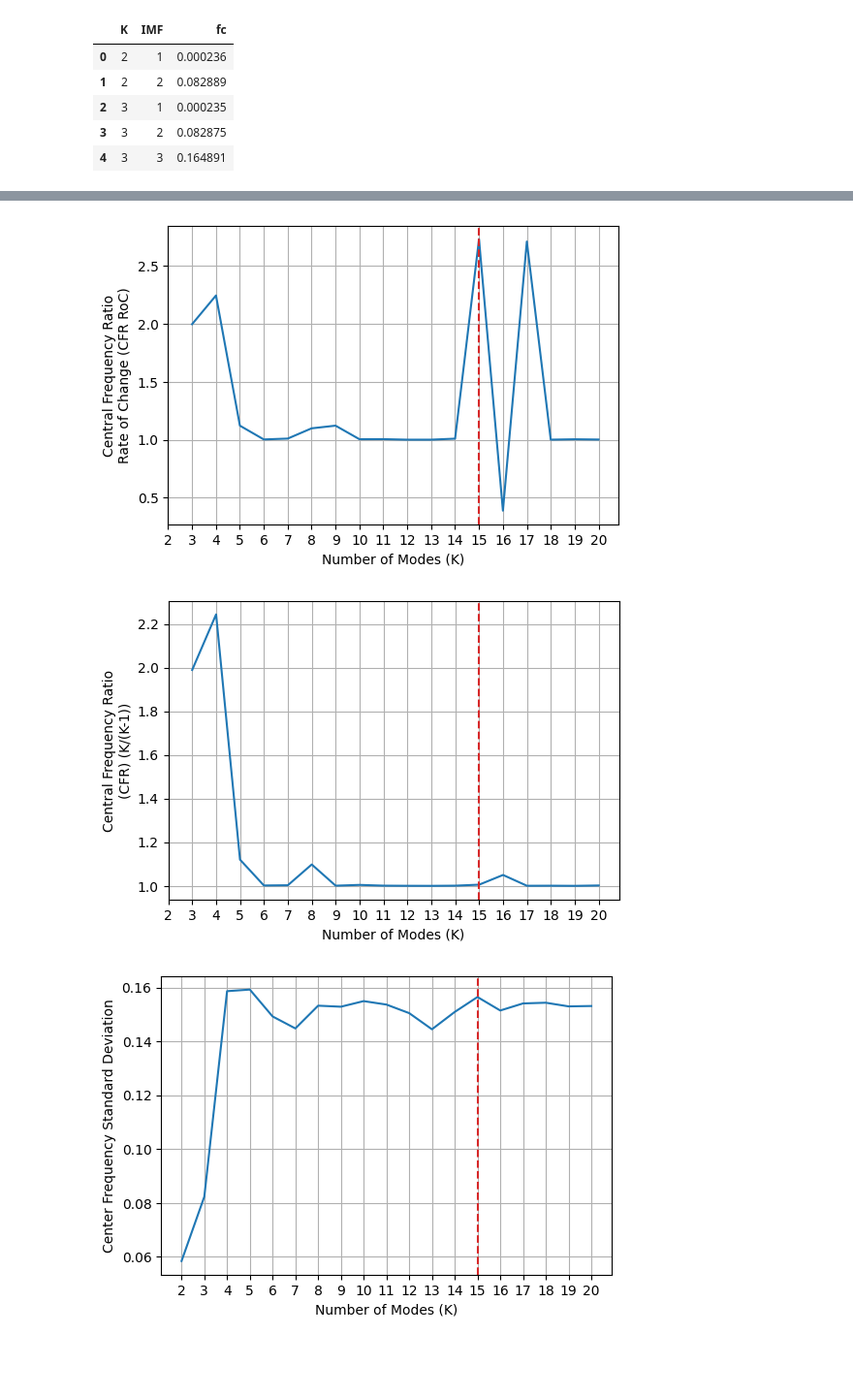
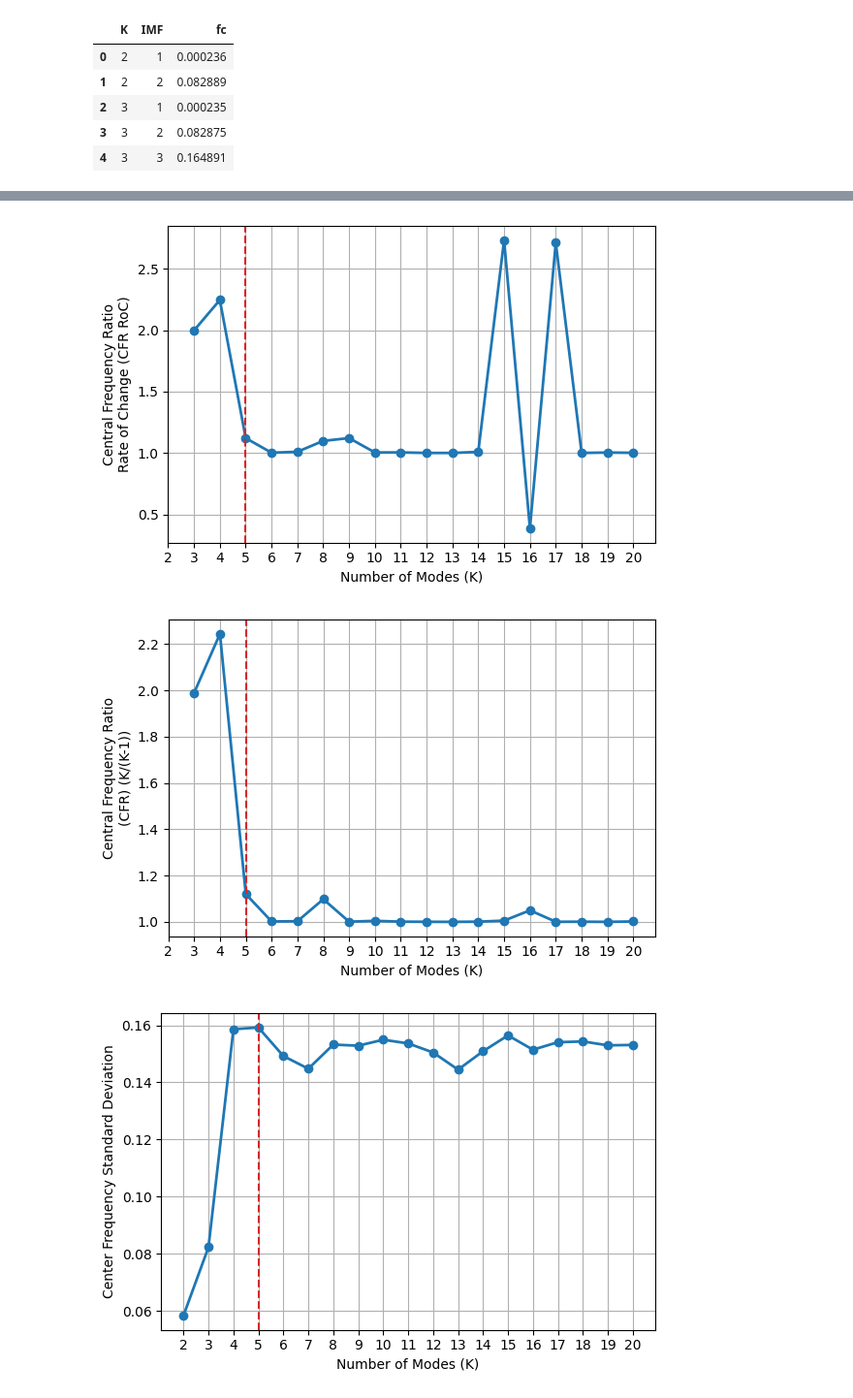
Before and after one commit to BenLeidig/de_lu_epf, a Jupyter notebook: doc/signal_decomposition.ipynb, the cells around one changed output, grey strips where cells are left out. Shown at 97% size. Drawn from its saved outputs; the diff is of its cells as text; code cells hidden in the pictures; blank space fills up the shorter version.

```diff
--- a/doc/signal_decomposition.ipynb
+++ b/doc/signal_decomposition.ipynb
@@ -63,11 +99,13 @@ df_fc.head(20)
 # %%
 for col, lab in zip(['fc_max', 'CFR (max/min)', 'CFR (RoC)', 'CFR (K/(K-1))', 'fc_sd'], ['Maximum Center Frequency', 'Central Frequency Ratio\n(CFR) (max/min)', 'Central Frequency Ratio\nRate of Change (CFR RoC)', 'Central Frequency Ratio\n(CFR) (K/(K-1))', 'Center Frequency Standard Deviation']):
     fig, ax = plt.subplots(figsize=(6, 4))
-    ax.plot(df_fc['K'], df_fc[col], c='tab:blue')
+    ax.plot(df_fc['K'], df_fc[col], c='tab:blue', linewidth=2, marker='o')
     ax.set_ylabel(lab)
     ax.set_xlabel('Number of Modes (K)')
     ax.set_xticks([_ for _ in range(2, 21)])
     ax.grid()
-    ax.axvline(15, color='tab:red', linestyle='--')
+    ax.axvline(5, color='tab:red', linestyle='--')
+    fig.tight_layout()
+    fig.savefig(f"../results/signal_decomposition/{col.lower().replace(' ', '_').replace('/', '_')}.svg", dpi=400)
     plt.show()
 # %% [output]
@@ -76,3 +114,3 @@ for col, lab in zip(['fc_max', 'CFR (max/min)', 'CFR (RoC)', 'CFR (K/(K-1))', 'f
-[figure, old version]
+[figure, new version]
-[figure, old version]
+[figure, new version]
-[figure, old version]
+[figure, new version]
```
Also changed, not shown: parts of 15 cells of this notebook, 8 other files.
